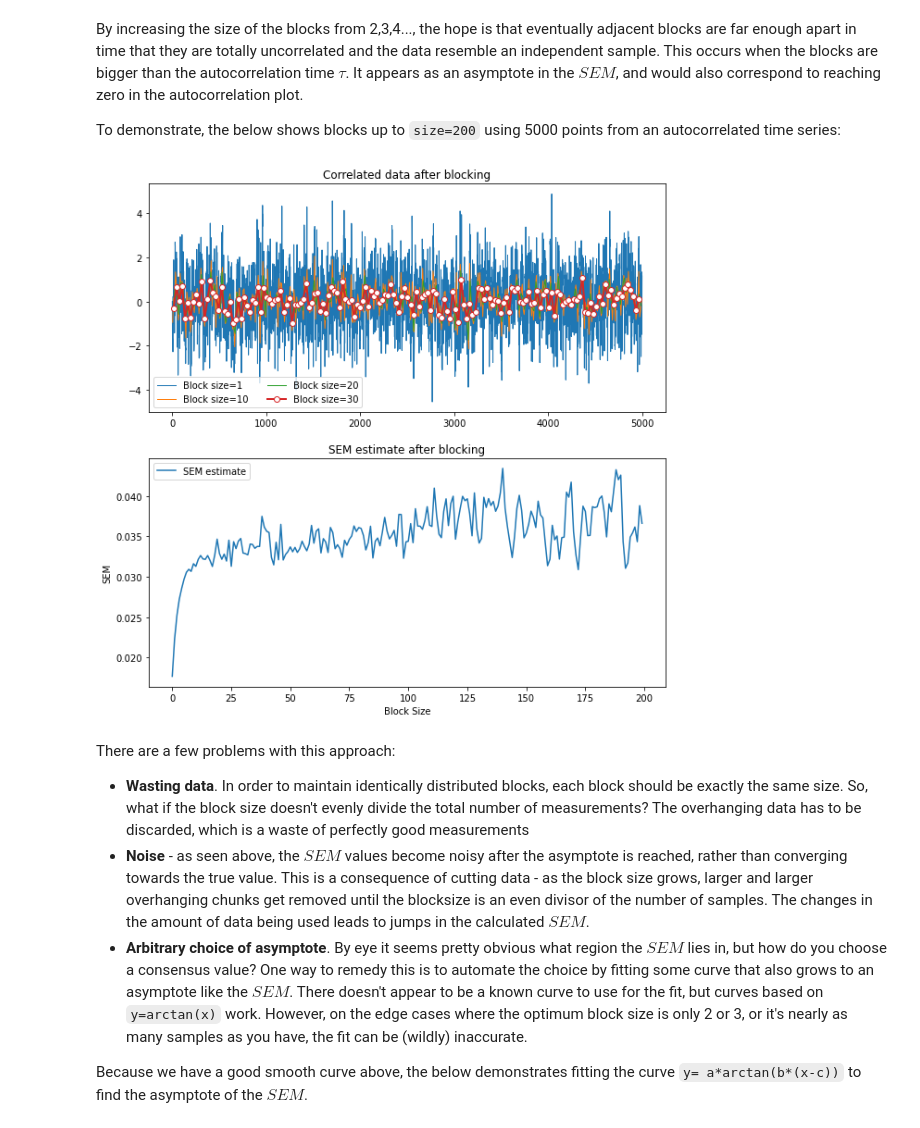
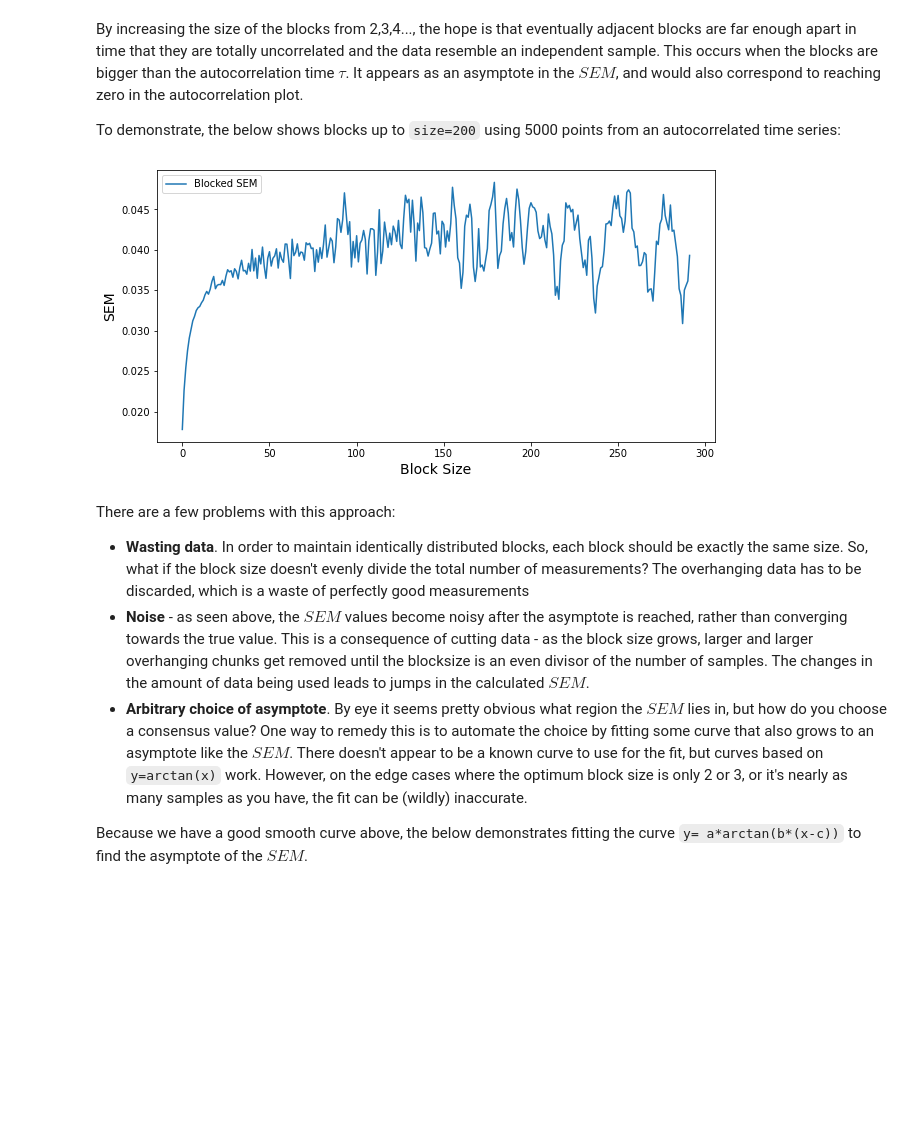
Before and after one commit to ljmartin/technical-notes, a Jupyter notebook: docs/_notebooks/autocorrelation.ipynb, the cells around one changed output. Saved outputs shown, nothing was run; the diff lists cells and outputs as text; code cells hidden in the pictures; blank space fills up the shorter version.

```diff
--- a/docs/_notebooks/autocorrelation.ipynb
+++ b/docs/_notebooks/autocorrelation.ipynb
@@ -109,43 +110,37 @@ _=plt.legend()
 By increasing the size of the blocks from 2,3,4..., the hope is that eventually adjacent blocks are far enough apart in time that they are totally uncorrelated and the data resemble an independent sample. This occurs when the blocks are bigger than the autocorrelation time $\tau$. It appears as an asymptote in the $SEM$, and would also correspond to reaching zero in the autocorrelation plot.
 
 To demonstrate, the below shows blocks up to `size=200` using 5000 points from an autocorrelated time series:
-# %%
-from scipy.stats import sem
-
-correlated = gen_correlated_curve(0.6, num=5000)
-x = np.arange(correlated.shape[0])
-
-def do_block_averaging(corr, n=200):
-    sems = list()
-    for blocksize in range(1, n+1):
-        #this is the blocking bit:
-        x_ = x[:len(x)-(len(x)%blocksize)].reshape(-1,blocksize).mean(1)
-        y_ = correlated[:len(x)-(len(x)%blocksize)].reshape(-1,blocksize).mean(1)
-        sems.append(sem(y_))
-
-fig, ax = plt.subplots(ncols=1, nrows=2)
-fig.set_figwidth(10)
-fig.set_figheight(10)
-
-
-
-    #plotting
-    if blocksize in [1, 10, 20]:
-        ax[0].plot(x_,y_, label='Block size='+str(blocksize), linewidth=1)
-    if blocksize==30:
-        ax[0].plot(x_,y_, '-o', mfc='white', label='Block size='+str(blocksize), linewidth=2)
-#     if blocksize==20:
-#         ax[1].axhline(sem(y_), c='k', linestyle='--', label='Reasonable choice for asymptote')
-
-ax[1].plot(sems, label='SEM estimate')
-ax[0].legend(ncol=2)
-ax[0].set_title('Correlated data after blocking')
-ax[1].set_xlabel('Block Size')
-ax[1].set_ylabel('SEM')
-ax[1].set_title('SEM estimate after blocking')
-_=ax[1].legend()
-# %% [output]
-[figure, removed]
+# %%
+from scipy.stats import sem
+
+def do_block_averaging(corr):
+    sems = list()
+    x=np.arange(len(corr))
+    #for blocksize in range(1, int(len(corr)//25)+1):
+    for blocksize in range(1, int(len(corr)**(2/3))+1):
+        #this is the blocking bit:
+        x_ = x[:len(x)-(len(x)%blocksize)].reshape(-1,blocksize).mean(1)
+        y_ = corr[:len(x)-(len(x)%blocksize)].reshape(-1,blocksize).mean(1)
+        sems.append(sem(y_))
+    return sems
+
+
+correlated = gen_correlated_curve(0.6, num=5000)
+x = np.arange(correlated.shape[0])
+
+blocked_sems = do_block_averaging(correlated)
+# %%
+#plot:
+fig, ax = plt.subplots()
+fig.set_figwidth(10)
+fig.set_figheight(5)
+
+ax.plot(blocked_sems, label='Blocked SEM')
+ax.set_xlabel('Block Size', fontsize=14)
+ax.set_ylabel('SEM',fontsize=14)
+_=ax.legend()
+# %% [output]
+[figure, added]
 # %% [markdown]
 There are a few problems with this approach:
 
```
Also changed, not shown: parts of 39 cells of this notebook, 3 other files.
